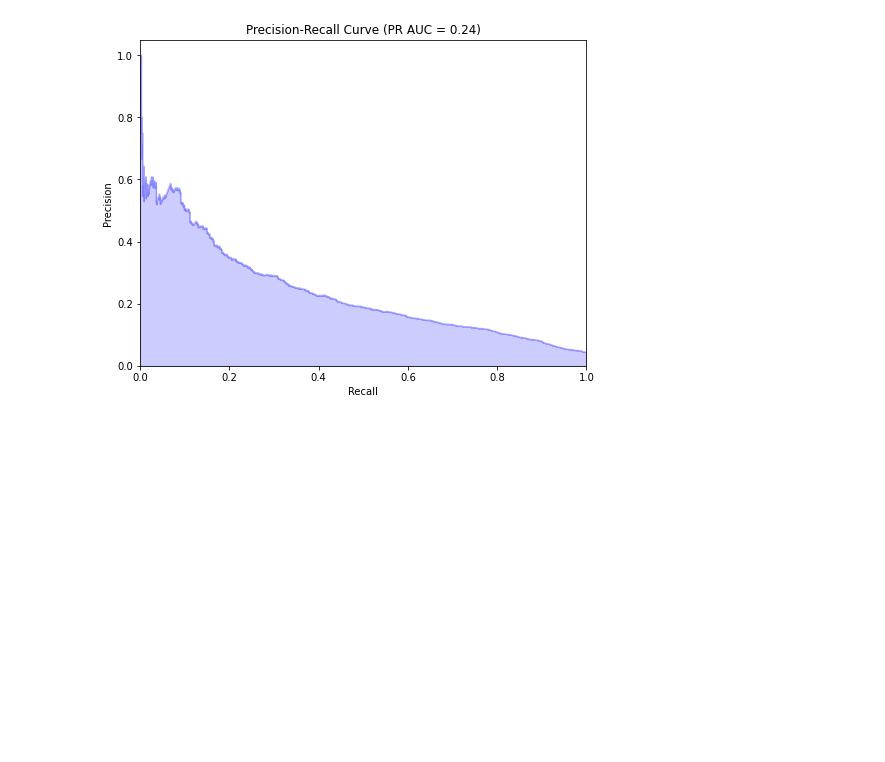
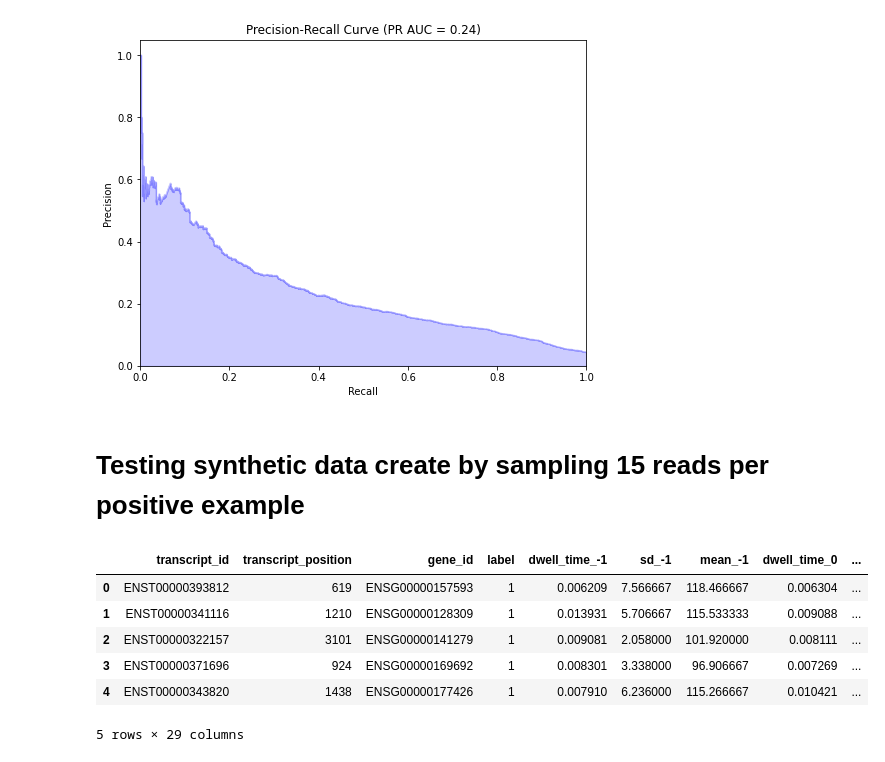
Before and after one commit to ben-dom393/teamedward, a Jupyter notebook: experiments/test_sampling.ipynb, the cells around one changed output. Drawn from its saved outputs; the diff is of its cells as text; code cells hidden in the pictures; blank space fills up the shorter version.

```diff
--- a/experiments/test_sampling.ipynb
+++ b/experiments/test_sampling.ipynb
@@ -262,3 +262,18 @@ plt.ylim([0.0, 1.05])
 plt.show()
 # %% [output]
 [figure]
+# %% [markdown]
+# Testing synthetic data create by sampling 15 reads per positive example
+# %%
+train_data = pd.read_csv("../data/train_synth_data.csv")
+val_data = pd.read_csv("../data/test_synth_data.csv")
+
+train_data.head()
+# %% [output]
+|  | transcript_id | transcript_position | gene_id | label | dwell_time_-1 | sd_-1 | mean_-1 | dwell_time_0 | ... |
+| 0 | ENST00000393812 | 619 | ENSG00000157593 | 1 | 0.006209 | 7.566667 | 118.466667 | 0.006304 | ... |
+| 1 | ENST00000341116 | 1210 | ENSG00000128309 | 1 | 0.013931 | 5.706667 | 115.533333 | 0.009088 | ... |
+| 2 | ENST00000322157 | 3101 | ENSG00000141279 | 1 | 0.009081 | 2.058000 | 101.920000 | 0.008111 | ... |
+| 3 | ENST00000371696 | 924 | ENSG00000169692 | 1 | 0.008301 | 3.338000 | 96.906667 | 0.007269 | ... |
+| 4 | ENST00000343820 | 1438 | ENSG00000177426 | 1 | 0.007910 | 6.236000 | 115.266667 | 0.010421 | ... |
+5 rows × 29 columns
```
Also changed, not shown: parts of 8 cells of this notebook.
